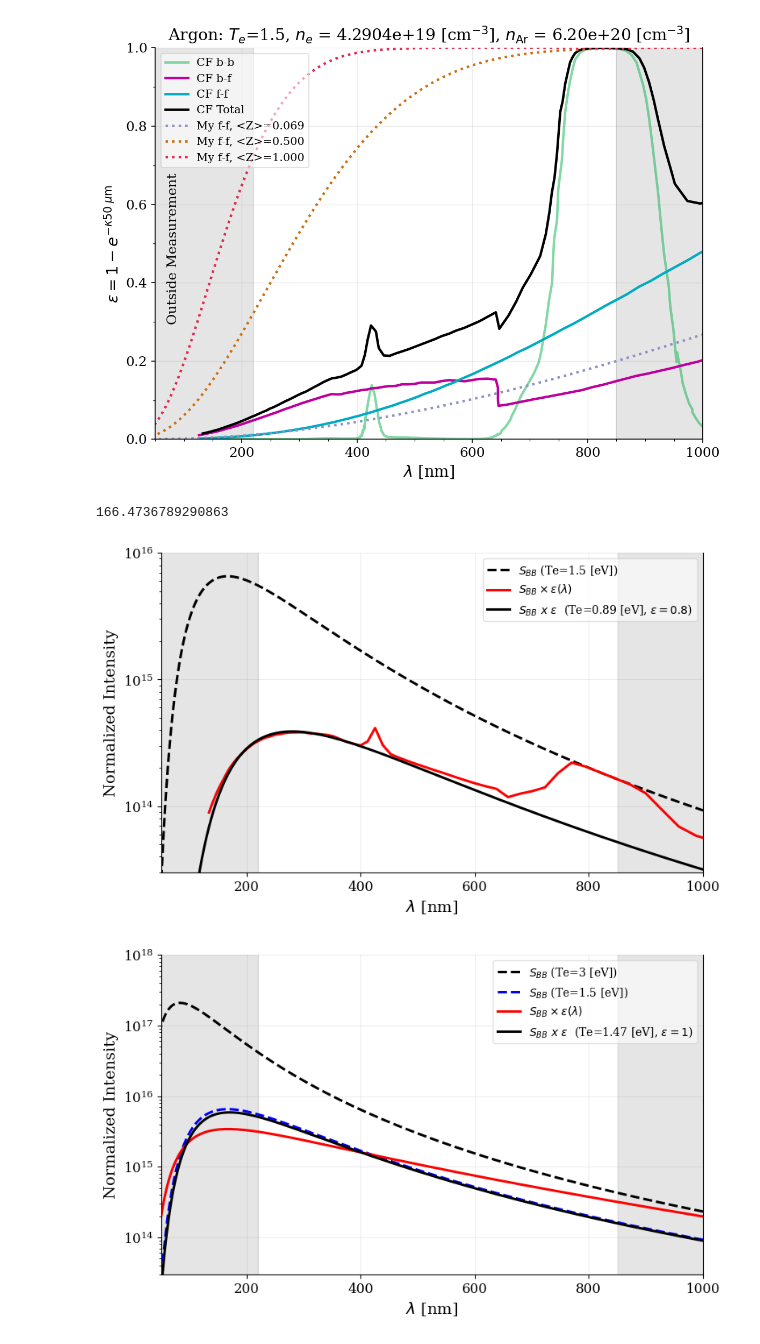
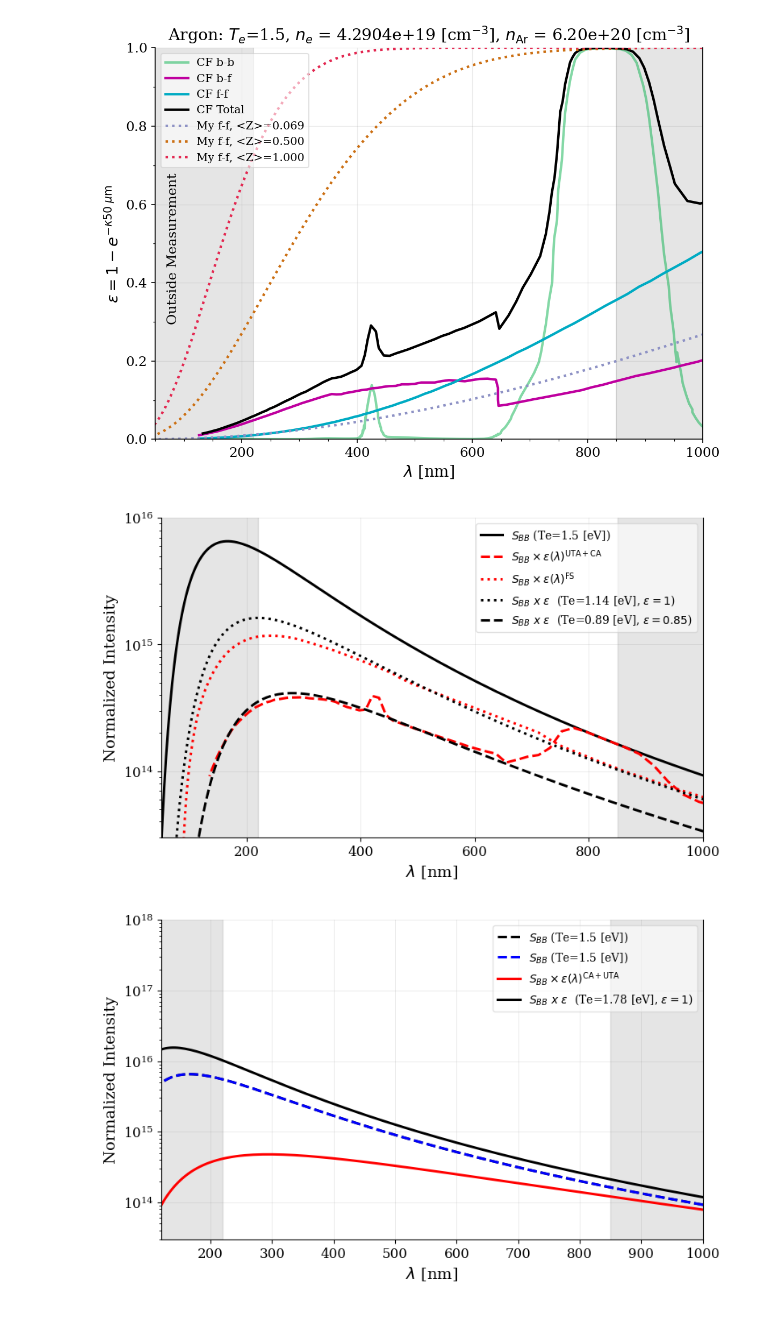
Before and after one commit to MurilloGroupMSU/Two-Temperature-Model, a Jupyter notebook: jupyter/Plasma_Information/Opacity.ipynb, the cells around one changed output. Saved outputs shown, nothing was run; the diff lists cells and outputs as text; code cells hidden in the pictures.

```diff
--- a/jupyter/Plasma_Information/Opacity.ipynb
+++ b/jupyter/Plasma_Information/Opacity.ipynb
@@ -263,7 +263,7 @@ ax.plot(Eγ_to_λ_nm(bf_opacity_Eγ_eV) , 1-np.exp(-50e-6*bf_opacity_κ_invm), l
 ax.plot(Eγ_to_λ_nm(ff_opacity_Eγ_eV) , 1-np.exp(-50e-6*ff_opacity_κ_invm), label= "CF f-f" )
 ax.plot(Eγ_to_λ_nm(tot_opacity_Eγ_eV) , 1-np.exp(-50e-6*tot_opacity_κ_invm), 'k', label= "CF Total" )
 
-Eγ_eV_array= np.geomspace(1e-1,50, num=200)
+Eγ_eV_array= np.geomspace(2e-1,50, num=200)
 
 Zbar = 6.92e-2
 ax.plot(Eγ_to_λ_nm(Eγ_eV_array) , 1-np.exp(-50e-6*get_κff_absorption(Eγ_eV_array, Zbar)),':', label=f"My f-f, <Z>={Zbar:0.3f}")
@@ -300,7 +300,3 @@ plt.tight_layout()
 plt.savefig("../../media/" + Ar_type_dir + "_combined_ε.png", dpi=200)
 # %% [output]
 [figure]
-# %%
-λ_peak*1e9
-# %% [output]
-166.4736789290863
@@ -314,13 +307,26 @@ fig, ax = plt.subplots()
 
 ε_interp = interp1d(Eγ_to_λ_nm(tot_opacity_Eγ_eV), 1-np.exp(-50e-6*tot_opacity_κ_invm), bounds_error=False)
 
+ε_FS_data = read_csv("../../data/CF_Collisional_Radiative/Ar_Te=Tr=1.5eV_nAr=6.2e20invcc/Emissivity_ar_1.5ev_1.5ev_6.2e20cc_01_02_FS_CL_CB_5000pts.txt", delim_whitespace=True, header=1)
+ε_FS_interp = interp1d(ε_FS_data['Eγ[eV]'], ε_FS_data['ε'], bounds_error=False, fill_value='extrapolate')
+
+
 normalized_Source_function_λ = lambda Te_eV: SMT.photon_wavelength_density(Eγ_to_λ_nm(Eγ_eV_array)*1e-9, Te_eV*eV_to_K)#/np.max( SMT.photon_wavelength_density(Eγ_to_λ_nm(Eγ_eV_array)*1e-9, Te_eV*eV_to_K))
-ax.plot(Eγ_to_λ_nm(Eγ_eV_array), normalized_Source_function_λ(Te_eV), 'k--', label=f"$S_{{BB}}$ (Te={Te_eV} [eV])")
-ax.plot(Eγ_to_λ_nm(Eγ_eV_array), normalized_Source_function_λ(Te_eV)*ε_interp(Eγ_to_λ_nm(Eγ_eV_array)),'r-', label=r"$S_{BB} \times \epsilon(\lambda)$")
+ax.plot(Eγ_to_λ_nm(Eγ_eV_array), normalized_Source_function_λ(Te_eV), 'k-', label=f"$S_{{BB}}$ (Te={Te_eV} [eV])")
+ax.plot(Eγ_to_λ_nm(Eγ_eV_array), normalized_Source_function_λ(Te_eV)*ε_interp(Eγ_to_λ_nm(Eγ_eV_array)),'r--', label=r"$S_{BB} \times \epsilon(\lambda)^{\rm UTA+CA}$")
+ax.plot(Eγ_to_λ_nm(Eγ_eV_array), normalized_Source_function_λ(Te_eV)*ε_FS_interp(Eγ_eV_array),'r:', label=r"$S_{BB} \times \epsilon(\lambda)^{\rm FS}$")
 
-fake_ε = 0.8
+fake_ε = 1
+Te_peak_new = 2.897771955e-3/(220*1e-9)*K_to_eV
 normalized_Source_function_λ = lambda Te_eV: fake_ε*SMT.photon_wavelength_density(Eγ_to_λ_nm(Eγ_eV_array)*1e-9, Te_eV*eV_to_K)#/np.max( SMT.photon_wavelength_density(Eγ_to_λ_nm(Eγ_eV_array)*1e-9, Te_eV*eV_to_K))
-ax.plot(Eγ_to_λ_nm(Eγ_eV_array), normalized_Source_function_λ(Te_peak_new), 'k-', label=f"$ S_{{BB}}\ x\ \epsilon$  (Te={Te_peak_new:0.2f} [eV], $\epsilon={fake_ε}$)")
+ax.plot(Eγ_to_λ_nm(Eγ_eV_array), normalized_Source_function_λ(Te_peak_new), 'k:', label=f"$ S_{{BB}}\ x\ \epsilon$  (Te={Te_peak_new:0.2f} [eV], $\epsilon={fake_ε}$)")
+
+
+fake_ε = 0.85
+Te_peak_new = 2.897771955e-3/(280*1e-9)*K_to_eV
+normalized_Source_function_λ = lambda Te_eV: fake_ε*SMT.photon_wavelength_density(Eγ_to_λ_nm(Eγ_eV_array)*1e-9, Te_eV*eV_to_K)#/np.max( SMT.photon_wavelength_density(Eγ_to_λ_nm(Eγ_eV_array)*1e-9, Te_eV*eV_to_K))
+ax.plot(Eγ_to_λ_nm(Eγ_eV_array), normalized_Source_function_λ(Te_peak_new), 'k--', label=f"$ S_{{BB}}\ x\ \epsilon$  (Te={Te_peak_new:0.2f} [eV], $\epsilon={fake_ε}$)")
+
 
 ax.set_ylim(3e13,1e16)
 ax.set_yscale('log')
@@ -336,42 +342,44 @@ ax.legend()
 plt.tight_layout()
 plt.savefig("../../media/Rough_uniform-plasma_Intensity.png", dpi=200)
 # %% [output]
-[figure, old version]
+[figure, new version]
 # %%
 from scipy.interpolate import interp1d
 
-Te_eV = 3
+# Te_eV = 3
 def get_κff_absorption(Eγ_eV, Zbar, Te_eV):
     ω_invs = Eγ_eV*eV_to_J/hbar
     κ_invm = SMT.photon_absorption_coefficient(ω_invs, mi_kg, Zbar*nn_invm3, Zbar*nn_invm3, Ti_K, Te_K)
     return κ_invm
 
 fig, ax = plt.subplots()
 
 ε_interp = 1-np.exp(-50e-6*get_κff_absorption(Eγ_eV_array, 0.2, Te_eV))
 
+
 normalized_Source_function_λ = lambda Te_eV: SMT.photon_wavelength_density(Eγ_to_λ_nm(Eγ_eV_array)*1e-9, Te_eV*eV_to_K)#/np.max( SMT.photon_wavelength_density(Eγ_to_λ_nm(Eγ_eV_array)*1e-9, Te_eV*eV_to_K))
 ax.plot(Eγ_to_λ_nm(Eγ_eV_array), normalized_Source_function_λ(Te_eV), 'k--', label=f"$S_{{BB}}$ (Te={Te_eV} [eV])")
 ax.plot(Eγ_to_λ_nm(Eγ_eV_array), normalized_Source_function_λ(1.5), 'b--', label=f"$S_{{BB}}$ (Te={1.5} [eV])")
-ax.plot(Eγ_to_λ_nm(Eγ_eV_array), normalized_Source_function_λ(Te_eV)*ε_interp,'r-', label=r"$S_{BB} \times \epsilon(\lambda)$")
+ax.plot(Eγ_to_λ_nm(Eγ_eV_array), normalized_Source_function_λ(Te_eV)*ε_interp,'r-', label=r"$S_{BB} \times \epsilon(\lambda)^{\rm CA+UTA}$")
 
-Te_peak_new = 2.897771955e-3/(170*1e-9)*K_to_eV
+
+Te_peak_new = 2.897771955e-3/(140*1e-9)*K_to_eV
 fake_ε = 1
 normalized_Source_function_λ = lambda Te_eV: fake_ε*SMT.photon_wavelength_density(Eγ_to_λ_nm(Eγ_eV_array)*1e-9, Te_eV*eV_to_K)#/np.max( SMT.photon_wavelength_density(Eγ_to_λ_nm(Eγ_eV_array)*1e-9, Te_eV*eV_to_K))
 ax.plot(Eγ_to_λ_nm(Eγ_eV_array), normalized_Source_function_λ(Te_peak_new), 'k-', label=f"$ S_{{BB}}\ x\ \epsilon$  (Te={Te_peak_new:0.2f} [eV], $\epsilon={fake_ε}$)")
 
 ax.set_ylim(3e13,1e18)
 ax.set_yscale('log')
 # ax.set_xscale('log')
-ax.set_xlim(50, 1000)
+ax.set_xlim(120, 1000)
 ax.fill_betweenx(np.linspace(0,1e20, num=2), 850, 2000, color='k', alpha=0.1)
 ax.fill_betweenx(np.linspace(0,1e20,num=2), 0, 220, color='k', alpha=0.1)
 
 
 ax.set_ylabel(r"Normalized Intensity")
 ax.set_xlabel(r"$\lambda$ [nm]")
 ax.legend()
 plt.tight_layout()
 plt.savefig("../../media/Rough_uniform-plasma_Intensity.png", dpi=200)
 # %% [output]
-[figure, old version]
+[figure, new version]
```
Also changed, not shown: parts of 5 cells of this notebook, 8 other files.
